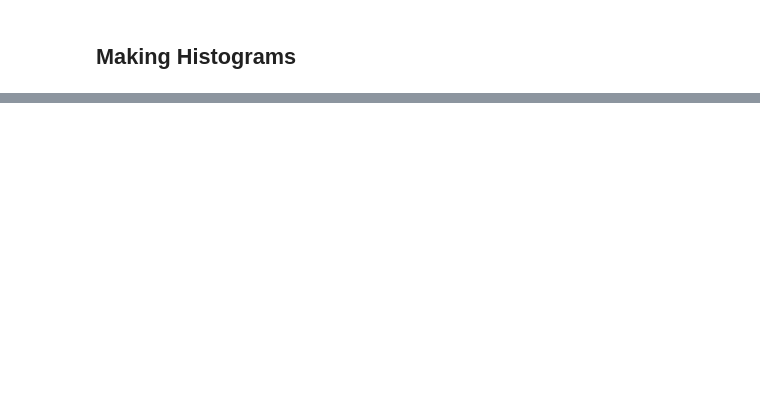
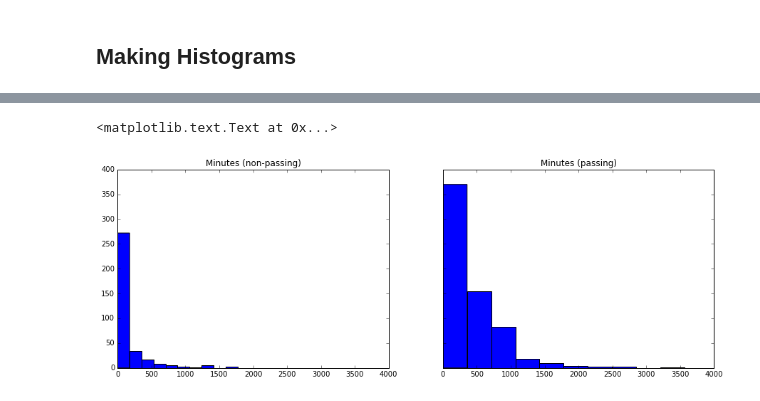
Before and after one commit to mtremsal/courses, a Jupyter notebook: ud170/notebook1.ipynb, the cells around one changed output, grey strips where cells are left out. Drawn from its saved outputs; the diff is of its cells as text; code cells hidden in the pictures; blank space fills up the shorter version.

```diff
--- a/ud170/notebook1.ipynb
+++ b/ud170/notebook1.ipynb
@@ -415,3 +406,11 @@ Mean: 0.862068965517
 Standard deviation: 2.54915994183
 Minimum: 0
 Maximum: 27
+# %%
+total_minutes_by_passing_account = sum_grouped_items(passing_engagement_by_account, 'total_minutes_visited')
+total_minutes_by_non_passing_account = sum_grouped_items(non_passing_engagement_by_account, 'total_minutes_visited')
+
+print("total_minutes_by_passing_account")
+summarize_data(total_minutes_by_passing_account.values())
+print("total_minutes_by_non_passing_account")
+summarize_data(total_minutes_by_non_passing_account.values())
@@ -438,0 +466,10 @@ Maximum: 27
+# %%
+fig, (c,d) = plt.subplots(1,2,sharex=True,sharey=True, figsize=(15,5))
+
+c.hist(total_minutes_by_non_passing_account.values())
+c.set_title("Minutes (non-passing)")
+d.hist(total_minutes_by_passing_account.values())
+d.set_title("Minutes (passing)")
+# %% [output]
+<matplotlib.text.Text at 0x...>
+[figure, added]
```
Also changed, not shown: parts of 8 cells of this notebook.
